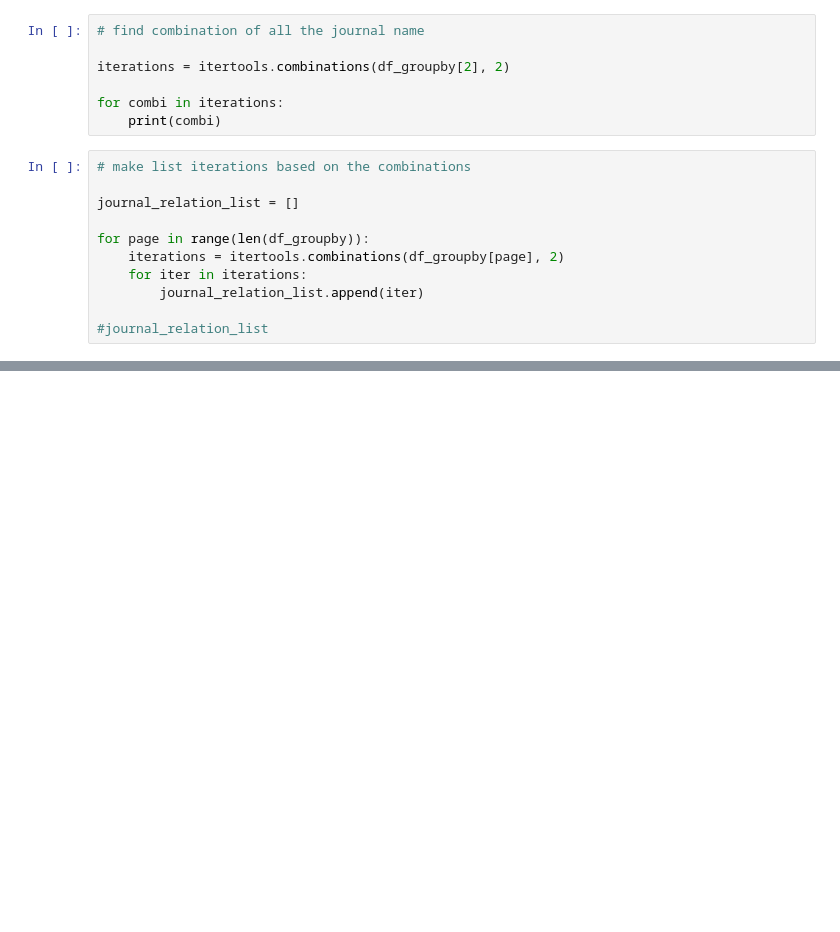
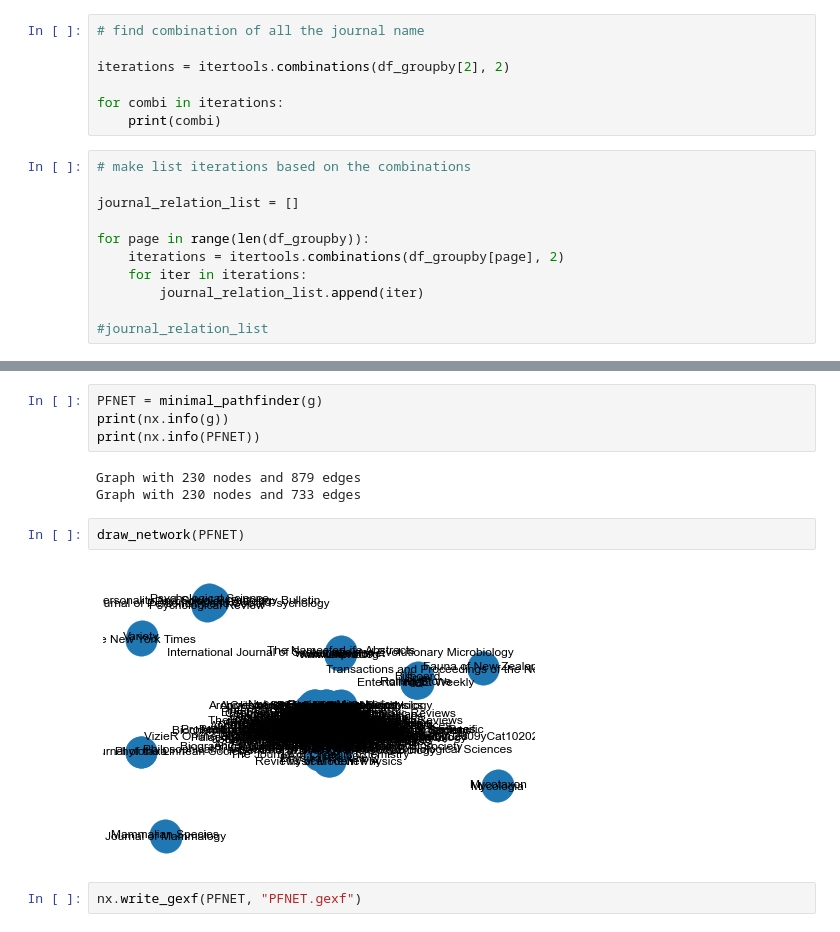
Before and after one commit to stepkurniawan/network-analysis-wikipedia-journals, a Jupyter notebook: codes/2_Data_preparation.ipynb, the cells around one changed output, grey strips where cells are left out. Drawn from its saved outputs; the diff is of its cells as text; blank space fills up the shorter version.

```diff
--- a/codes/2_Data_preparation.ipynb
+++ b/codes/2_Data_preparation.ipynb
@@ -94,0 +291,13 @@ df3.hist(column='Weight')
+# %%
+PFNET = minimal_pathfinder(g)
+print(nx.info(g))
+print(nx.info(PFNET))
+# %% [output]
+Graph with 230 nodes and 879 edges
+Graph with 230 nodes and 733 edges
+# %%
+draw_network(PFNET)
+# %% [output]
+[figure, added]
+# %%
+nx.write_gexf(PFNET, "PFNET.gexf")
```
Also changed, not shown: parts of 28 cells of this notebook, 1 other file.
